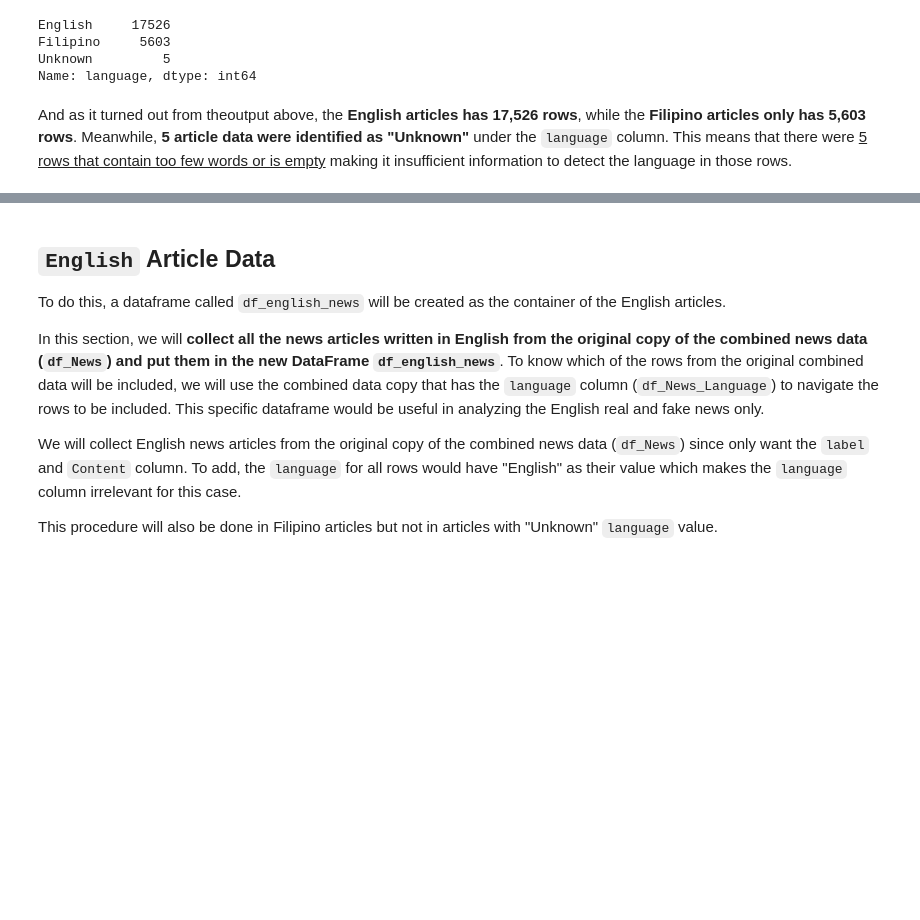
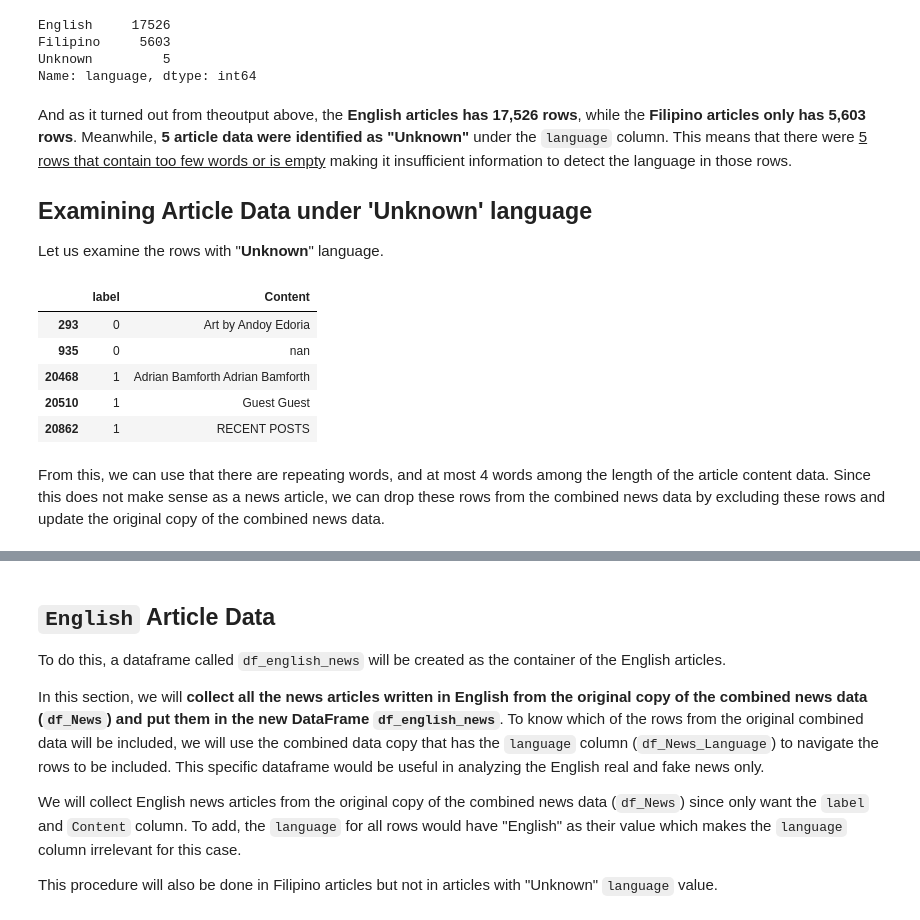
Before and after one commit to francheska-vicente/data102-fake-news, a Jupyter notebook: main-Copy1.ipynb, the cells around one changed output, grey strips where cells are left out. Saved outputs shown, nothing was run; the diff lists cells and outputs as text; code cells hidden in the pictures; blank space fills up the shorter version.

```diff
--- a/main-Copy1.ipynb
+++ b/main-Copy1.ipynb
@@ -1088,3 +1106,17 @@ Unknown         5
 Name: language, dtype: int64
 # %% [markdown]
 And as it turned out from theoutput above, the **English articles has 17,526 rows**, while the **Filipino articles only has 5,603 rows**. Meanwhile, **5 article data were identified as "Unknown"** under the `language` column. This means that there were <u>5 rows that contain too few words or is empty</u> making it insufficient information to detect the language in those rows.
+
+## Examining Article Data under 'Unknown' language
+Let us examine the rows with "**Unknown**" language.
+# %%
+df_News[df_News_Language['language'] == 'Unknown']
+# %% [output]
+|  | label | Content |
+| 293 | 0 | Art by Andoy Edoria |
+| 935 | 0 | nan |
+| 20468 | 1 | Adrian Bamforth Adrian Bamforth |
+| 20510 | 1 | Guest Guest |
+| 20862 | 1 | RECENT POSTS |
+# %% [markdown]
+From this, we can use that there are repeating words, and at most 4 words among the length of the article content data. Since this does not make sense as a news article, we can drop these rows from the combined news data by excluding these rows and update the original copy of the combined news data.
```
Also changed, not shown: parts of 12 cells of this notebook.
